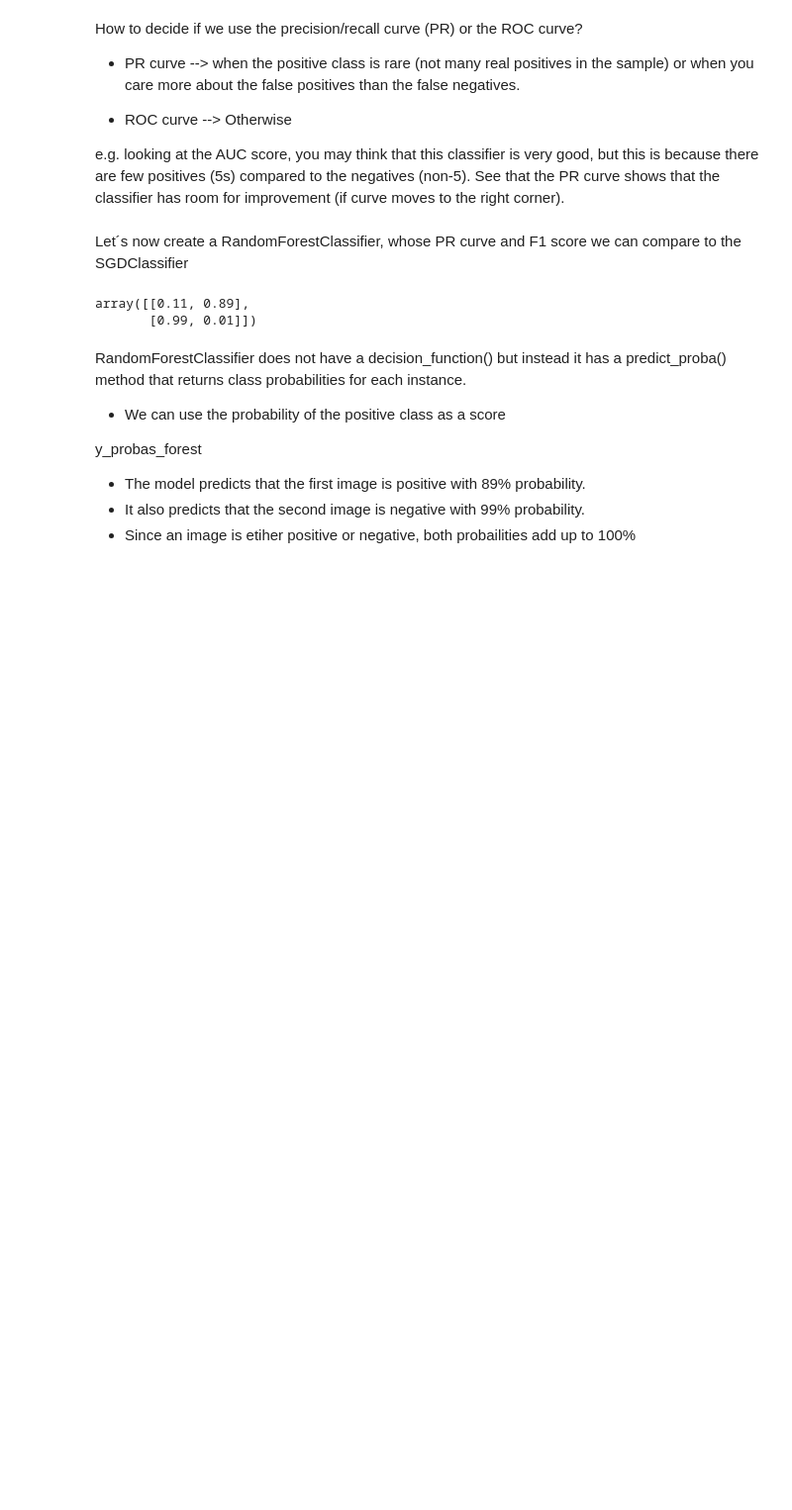
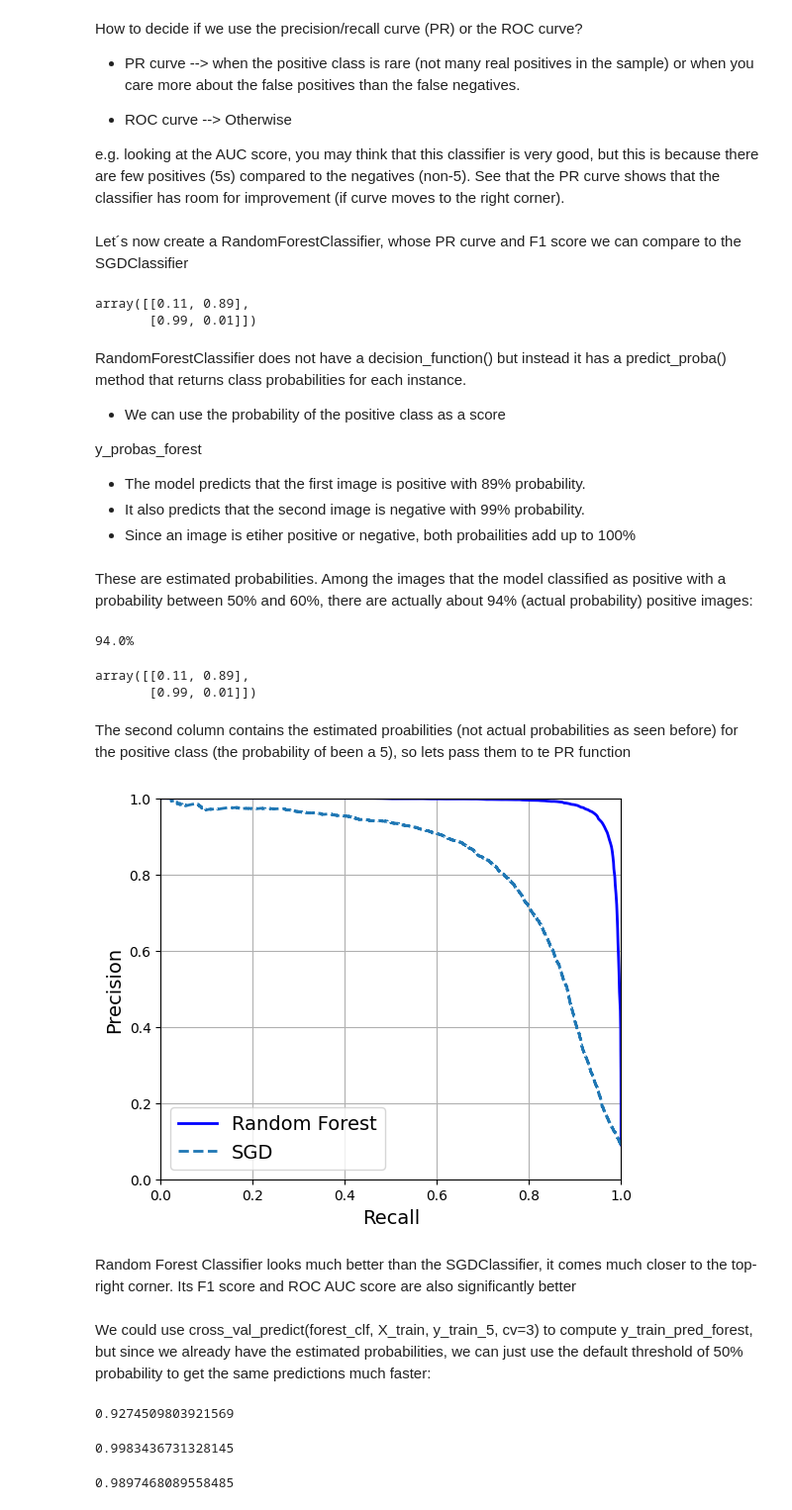
Before and after one commit to Gonzalo-Caro/Practicas-ML-NN, a Jupyter notebook: Book/03_Classification.ipynb, the cells around one changed output. Shown: that part at 99% size. Saved outputs shown, nothing was run; the diff lists cells and outputs as text; code cells hidden in the pictures; blank space fills up the shorter version.

```diff
--- a/Book/03_Classification.ipynb
+++ b/Book/03_Classification.ipynb
@@ -422,3 +422,54 @@ y_probas_forest
 - The model predicts that the first image is positive with 89% probability.
 - It also predicts that the second image is negative with 99% probability.
 - Since an image is etiher positive or negative, both probailities add up to 100%
+# %% [markdown]
+These are estimated probabilities. Among the images that the model classified as positive with a probability between 50% and 60%, there are actually about 94% (actual probability) positive images:
+# %%
+idx_50_to_60 = (y_probas_forest[:, 1] > 0.50) & (y_probas_forest[:, 1] < 0.60)
+print(f"{(y_train_5[idx_50_to_60]).sum() / idx_50_to_60.sum():.1%}")
+# %% [output]
+94.0%
+# %%
+y_probas_forest[:2]
+# %% [output]
+array([[0.11, 0.89],
+       [0.99, 0.01]])
+# %% [markdown]
+The second column contains the estimated proabilities (not actual probabilities as seen before) for the positive class (the probability of been a 5), so lets pass them to te PR function
+# %%
+y_scores_forest = y_probas_forest[:, 1]
+precisions_forest, recalls_forest, thresholds_forest = precision_recall_curve(
+    y_train_5, y_scores_forest)
+# %%
+plt.figure(figsize=(6, 5))  # extra code – not needed, just formatting
+
+plt.plot(recalls_forest, precisions_forest, "b-", linewidth=2,
+         label="Random Forest")
+plt.plot(recalls, precisions, "--", linewidth=2, label="SGD")
+
+plt.xlabel("Recall")
+plt.ylabel("Precision")
+plt.axis([0, 1, 0, 1])
+plt.grid()
+plt.legend(loc="lower left")
+
+plt.show()
+# %% [output]
+[figure, added]
+# %% [markdown]
+Random Forest Classifier looks much better than the SGDClassifier, it comes much closer to the top-right corner. Its F1 score and ROC AUC score are also significantly better
+# %% [markdown]
+We could use cross_val_predict(forest_clf, X_train, y_train_5, cv=3) to compute y_train_pred_forest, but since we already have the estimated probabilities, we can just use the default threshold of 50% probability to get the same predictions much faster:
+# %%
+y_train_pred_forest = y_probas_forest[:, 1] >= 0.5  # positive proba ≥ 50%
+f1_score(y_train_5, y_train_pred_forest)
+# %% [output]
+0.9274509803921569
+# %%
+roc_auc_score(y_train_5, y_scores_forest)
+# %% [output]
+0.9983436731328145
+# %%
+precision_score(y_train_5, y_train_pred_forest)
+# %% [output]
+0.9897468089558485
```
Also changed, not shown: parts of 46 cells of this notebook.
